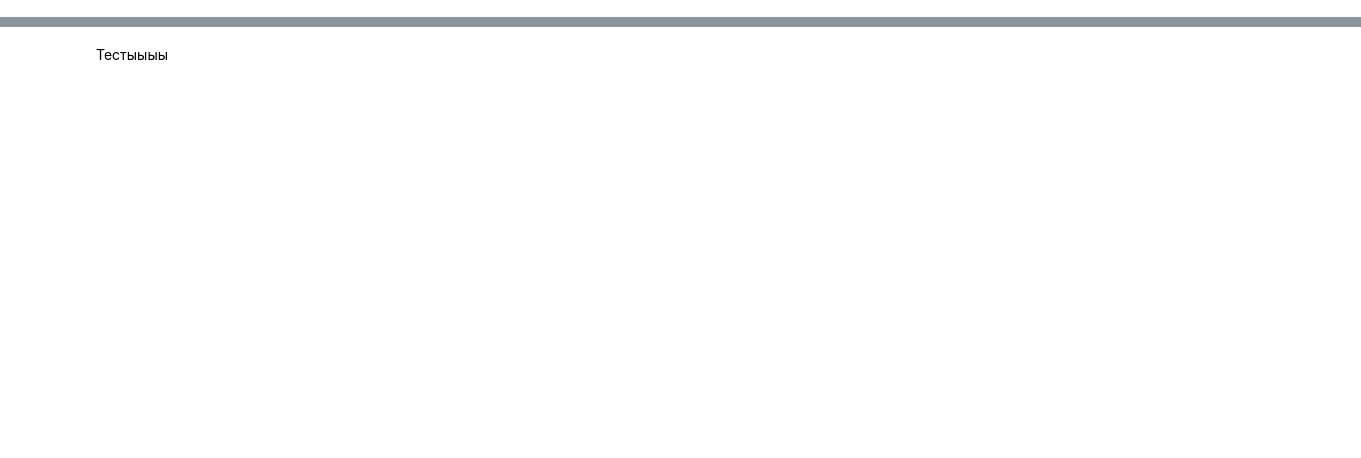
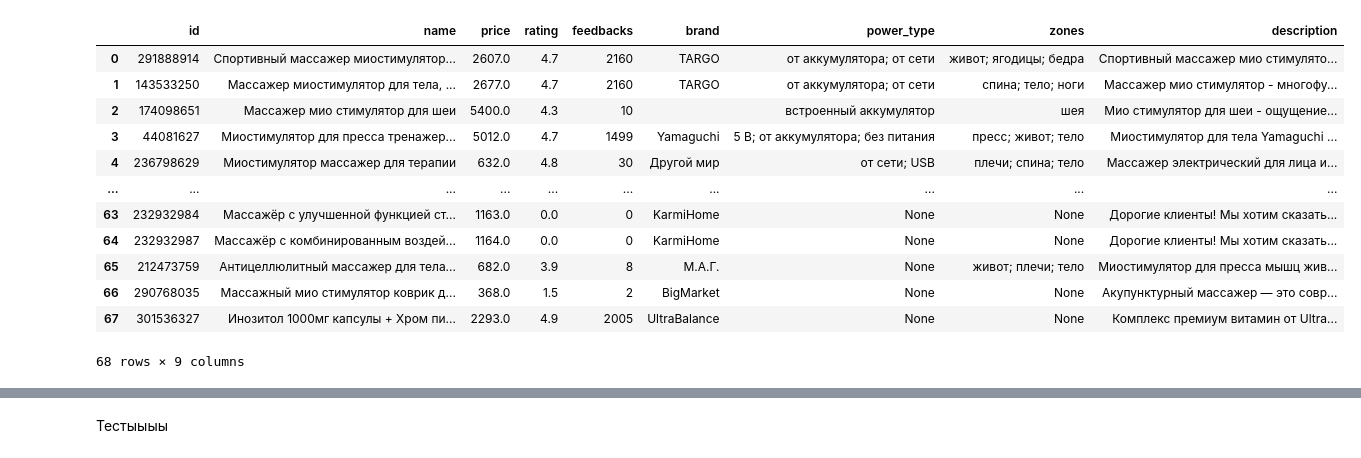
Before and after one commit to nekitmilk/ElectroPunk, a Jupyter notebook: src/notebooks/analisys.ipynb, the cells around one changed output, grey strips where cells are left out. Saved outputs shown, nothing was run; the diff lists cells and outputs as text; code cells hidden in the pictures; blank space fills up the shorter version.

Commit message:
basic params parser WB

```diff
--- a/src/notebooks/analisys.ipynb
+++ b/src/notebooks/analisys.ipynb
@@ -230,0 +4,5 @@ driver = init_driver_firefox(browser_headless)
+# %%
+# Собираем 300 товаров (3 страницы)
+main_df = get_wb_products(query="мио стимулятор",pages=3)
+main_df.to_csv("wb_products.csv", index=False)
+print(f"Собрано {len(main_df)} товаров")
@@ -230,0 +11,31 @@ driver = init_driver_firefox(browser_headless)
+# %%
+driver = init_driver_firefox(headless=browser_headless)
+# driver = init_driver_firefox()
+# %%
+final_main_df = pd.DataFrame(columns=['id', 'power_type', 'zones', 'description'])
+final_specs_df = pd.DataFrame(columns=['good_id', 'group_name', 'name', 'value'])
+curr_count = 0
+total = len(main_df)
+
+for product_id in main_df["id"]:
+    try:
+        curr_count += 1
+        # Получаем данные товара (предполагаем, что функция get_product_details реализована)
+        details = get_product_details(driver, product_id)
+
+        # Парсим данные товара
+        current_main_df, current_specs_df = parse_product_data(details, product_id)
+
+        # Добавляем данные в итоговые DataFrame
+        final_main_df = pd.concat([final_main_df, current_main_df], ignore_index=True)
+        final_specs_df = pd.concat([final_specs_df, current_specs_df], ignore_index=True)
+
+        print(f"Получение товара {product_id} выполнено; Осталось получить: {total - curr_count} ")
+        delay = random.uniform(1, 3)
+        time.sleep(delay)
+
+
+
+    except Exception as e:
+        print(f"==================================\nОшибка при обработке товара {product_id}: {str(e)}\n==================================")
+        continue
@@ -230,0 +60,23 @@ driver = init_driver_firefox(browser_headless)
+# %%
+merged_main_df = pd.merge(
+    main_df,
+    final_main_df,
+    left_on="id",
+    right_on="id",
+    how='left'
+)
+merged_main_df
+# %% [output]
+|  | id | name | price | rating | feedbacks | brand | power_type | zones | description |
+| 0 | 291888914 | Спортивный массажер миостимулятор... | 2607.0 | 4.7 | 2160 | TARGO | от аккумулятора; от сети | живот; ягодицы; бедра | Спортивный массажер мио стимулято... |
+| 1 | 143533250 | Массажер миостимулятор для тела, ... | 2677.0 | 4.7 | 2160 | TARGO | от аккумулятора; от сети | спина; тело; ноги | Массажер мио стимулятор - многофу... |
+| 2 | 174098651 | Массажер мио стимулятор для шеи | 5400.0 | 4.3 | 10 |  | встроенный аккумулятор | шея | Мио стимулятор для шеи - ощущение... |
+| 3 | 44081627 | Миостимулятор для пресса тренажер... | 5012.0 | 4.7 | 1499 | Yamaguchi | 5 В; от аккумулятора; без питания | пресс; живот; тело | Миостимулятор для тела Yamaguchi ... |
+| 4 | 236798629 | Миостимулятор массажер для терапии | 632.0 | 4.8 | 30 | Другой мир | от сети; USB | плечи; спина; тело | Массажер электрический для лица и... |
+| ... | ... | ... | ... | ... | ... | ... | ... | ... | ... |
+| 63 | 232932984 | Массажёр с улучшенной функцией ст... | 1163.0 | 0.0 | 0 | KarmiHome | None | None | Дорогие клиенты! Мы хотим сказать... |
+| 64 | 232932987 | Массажёр с комбинированным воздей... | 1164.0 | 0.0 | 0 | KarmiHome | None | None | Дорогие клиенты! Мы хотим сказать... |
+| 65 | 212473759 | Антицеллюлитный массажер для тела... | 682.0 | 3.9 | 8 | М.А.Г. | None | живот; плечи; тело | Миостимулятор для пресса мышц жив... |
+| 66 | 290768035 | Массажный мио стимулятор коврик д... | 368.0 | 1.5 | 2 | BigMarket | None | None | Акупунктурный массажер — это совр... |
+| 67 | 301536327 | Инозитол 1000мг капсулы + Хром пи... | 2293.0 | 4.9 | 2005 | UltraBalance | None | None | Комплекс премиум витамин от Ultra... |
+68 rows × 9 columns
```
Also changed, not shown: parts of 22 cells of this notebook, 5 other files.
